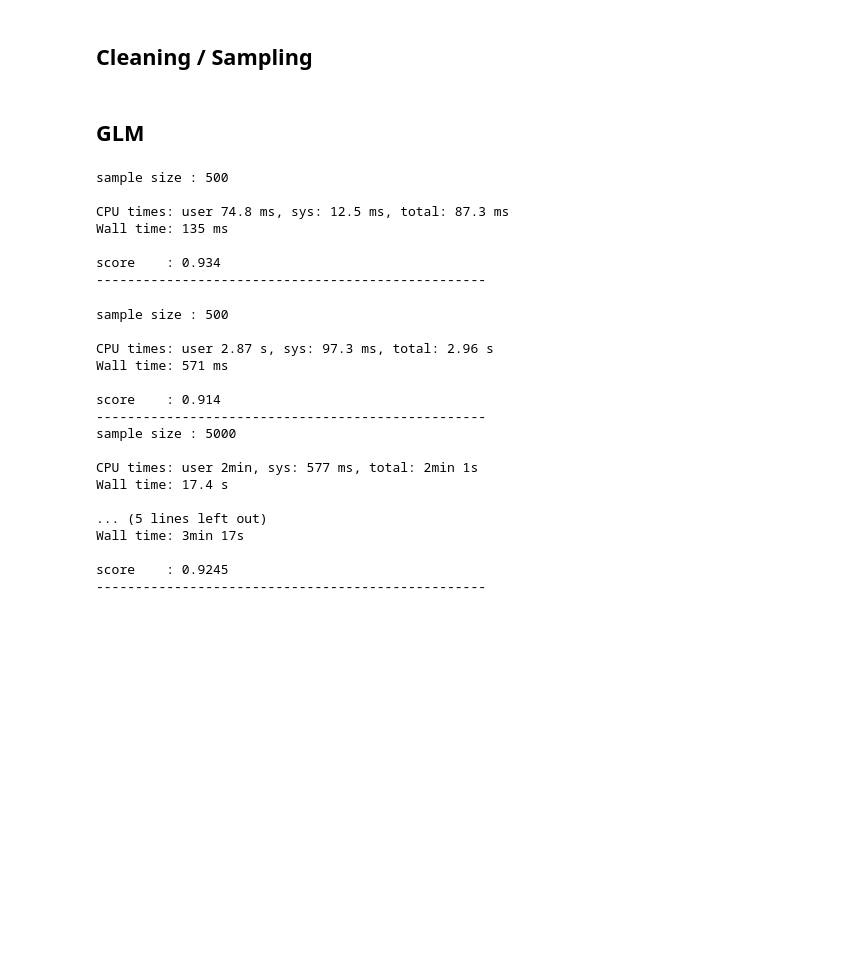
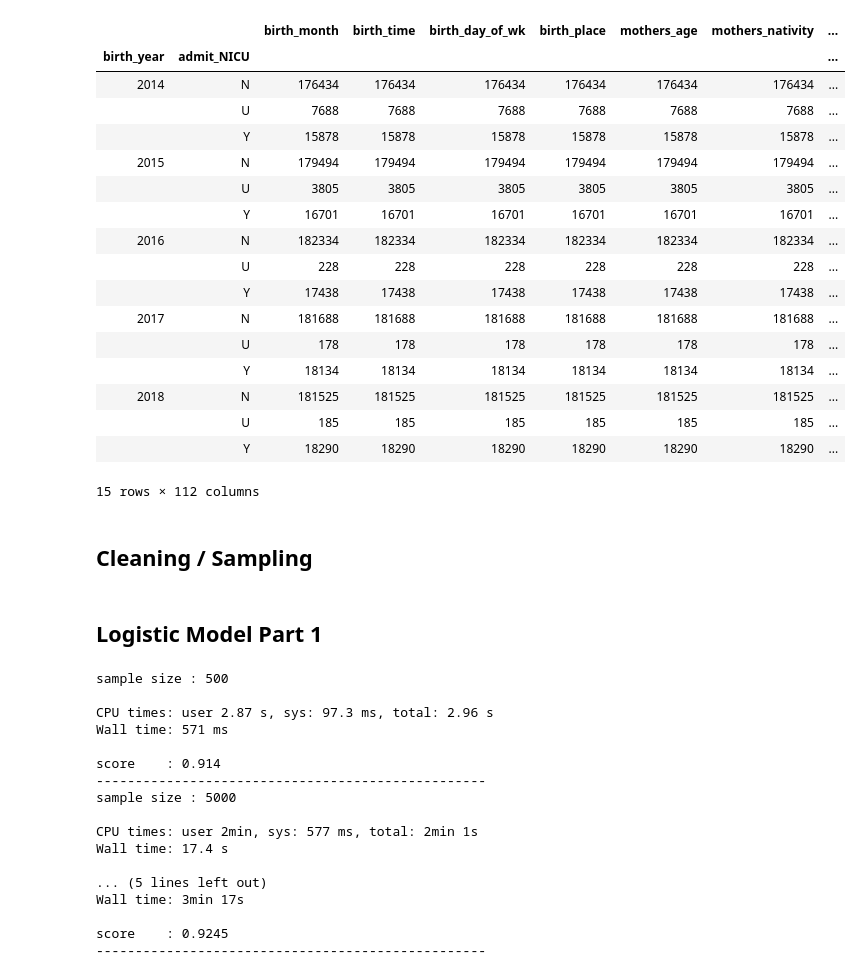
Before and after one commit to mkwasnica/CDC_capstone, a Jupyter notebook: notebooks/richardkim/RK_modeling.ipynb, the cells around one changed output. Cells and saved outputs as stored; diff of their text form; code cells hidden in the pictures; blank space fills up the shorter version.

```diff
--- a/notebooks/richardkim/RK_modeling.ipynb
+++ b/notebooks/richardkim/RK_modeling.ipynb
@@ -23,5 +25,26 @@ from sklearn import linear_model
 # %%
 totDF = pd.read_csv('../../data/processed/Cleaned_Data_Set.csv')
+# %%
+totDF.groupby(['birth_year','admit_NICU']).count()
+# %% [output]
+|  |  | birth_month | birth_time | birth_day_of_wk | birth_place | mothers_age | mothers_nativity | ... |
+| birth_year | admit_NICU |  |  |  |  |  |  | ... |
+| 2014 | N | 176434 | 176434 | 176434 | 176434 | 176434 | 176434 | ... |
+|  | U | 7688 | 7688 | 7688 | 7688 | 7688 | 7688 | ... |
+|  | Y | 15878 | 15878 | 15878 | 15878 | 15878 | 15878 | ... |
+| 2015 | N | 179494 | 179494 | 179494 | 179494 | 179494 | 179494 | ... |
+|  | U | 3805 | 3805 | 3805 | 3805 | 3805 | 3805 | ... |
+|  | Y | 16701 | 16701 | 16701 | 16701 | 16701 | 16701 | ... |
+| 2016 | N | 182334 | 182334 | 182334 | 182334 | 182334 | 182334 | ... |
+|  | U | 228 | 228 | 228 | 228 | 228 | 228 | ... |
+|  | Y | 17438 | 17438 | 17438 | 17438 | 17438 | 17438 | ... |
+| 2017 | N | 181688 | 181688 | 181688 | 181688 | 181688 | 181688 | ... |
+|  | U | 178 | 178 | 178 | 178 | 178 | 178 | ... |
+|  | Y | 18134 | 18134 | 18134 | 18134 | 18134 | 18134 | ... |
+| 2018 | N | 181525 | 181525 | 181525 | 181525 | 181525 | 181525 | ... |
+|  | U | 185 | 185 | 185 | 185 | 185 | 185 | ... |
+|  | Y | 18290 | 18290 | 18290 | 18290 | 18290 | 18290 | ... |
+15 rows × 112 columns
 # %% [markdown]
 ## Cleaning / Sampling
 # %%
@@ -48,35 +73,10 @@ concat_df = pd.concat([numDF,catDF],axis=1)
-# %% [markdown]
-## GLM
+# %% [markdown]
+## Logistic Model Part 1
 # %%
 sample_size_list = [100]
 # %%
 import warnings
 warnings.filterwarnings('ignore')
-# %%
-#pure GLM
-
-for sample_per_year in sample_size_list:
-    dwnSmplDF = concat_df.groupby('birth_year',group_keys = False).apply(lambda x: x.sample(sample_per_year))
-
-    cl_df = dwnSmplDF[cols_to_keep]
-    encoded_target = dwnSmplDF['admit_NICU']
-
-    glm = linear_model.LogisticRegression(solver = 'saga',
-                                              multi_class='auto',
-                                              n_jobs = -1,
-                                              C = 1e4)
-    print('sample size : %d\n' % (sample_per_year*5))
-    %time glm.fit(cl_df, encoded_target)
-    print('\nscore    : {0}'.format(glm.score(cl_df, encoded_target)))
-    print('-'*50)
-# %% [output]
-sample size : 500
-
-CPU times: user 74.8 ms, sys: 12.5 ms, total: 87.3 ms
-Wall time: 135 ms
-
-score    : 0.934
---------------------------------------------------
 # %%
 #GLM with Cross Validation
 for sample_per_year in sample_size_list:
```
Also changed, not shown: parts of 28 cells of this notebook, 3 other files.
